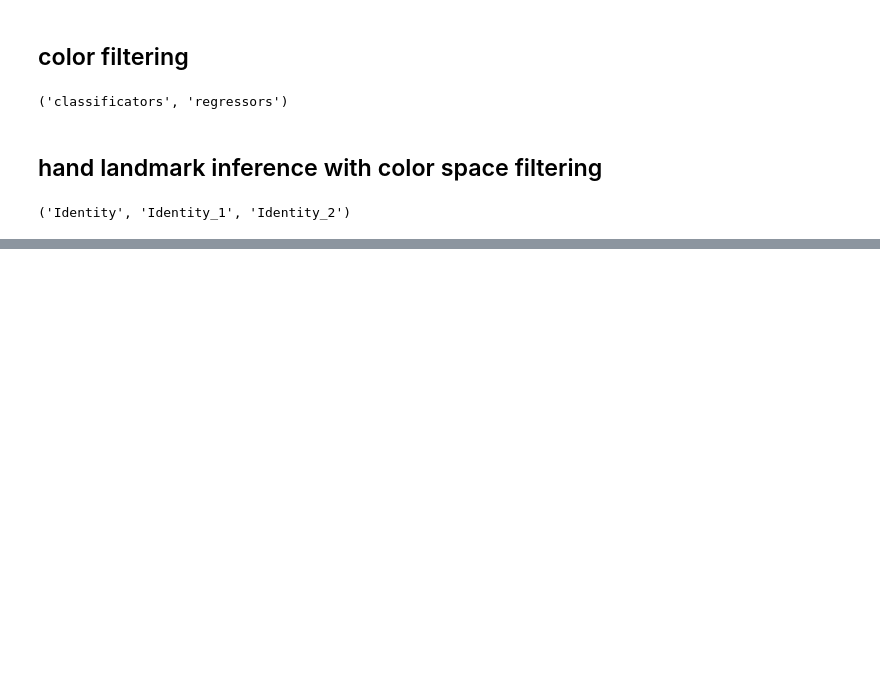
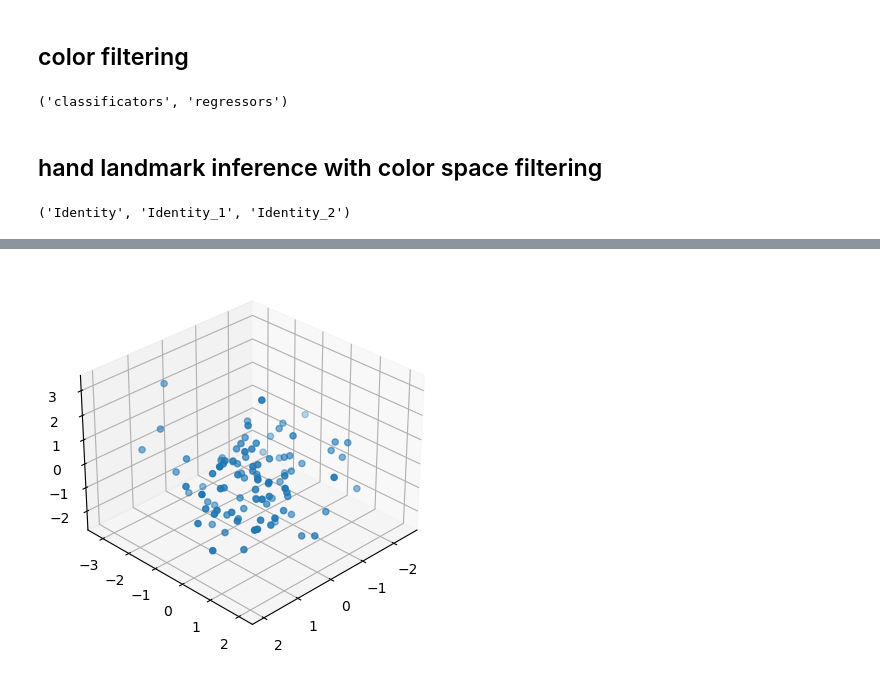
Before and after one commit to JeongChanDo/python_for_unreal_project, a Jupyter notebook: 04_2401_hand_landmark.ipynb, the cells around one changed output, grey strips where cells are left out. Drawn from its saved outputs; the diff is of its cells as text; code cells hidden in the pictures; blank space fills up the shorter version.

```diff
--- a/04_2401_hand_landmark.ipynb
+++ b/04_2401_hand_landmark.ipynb
@@ -641,0 +744,22 @@ cv2.destroyAllWindows()
+# %%
+import matplotlib.pyplot as plt
+from mpl_toolkits.mplot3d import Axes3D
+import numpy as np
+
+# 3차원 데이터 생성
+x = np.random.randn(100)
+y = np.random.randn(100)
+z = np.random.randn(100)
+
+# 3D 산점도 생성
+fig = plt.figure()
+ax = fig.add_subplot(111, projection='3d')
+ax.scatter(x, y, z)
+
+# 시점 변경
+ax.view_init(azim=45, elev=30)
+
+# 그래프 출력
+plt.show()
+# %% [output]
+[figure, added]
```
Also changed, not shown: parts of 10 cells of this notebook.
